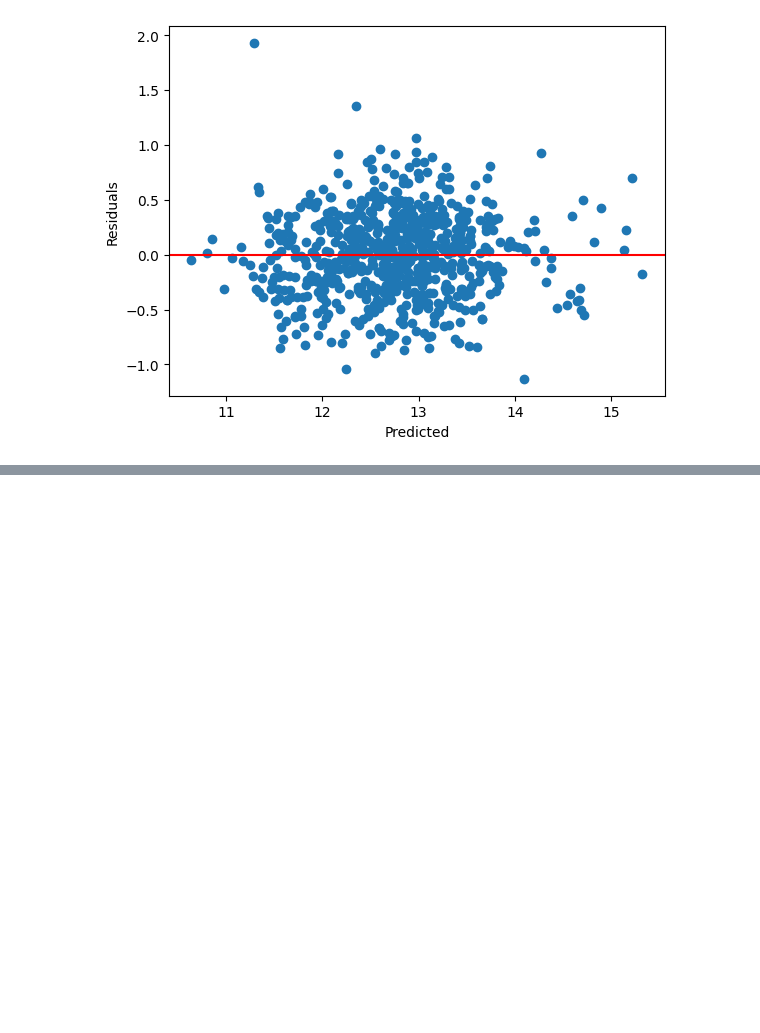
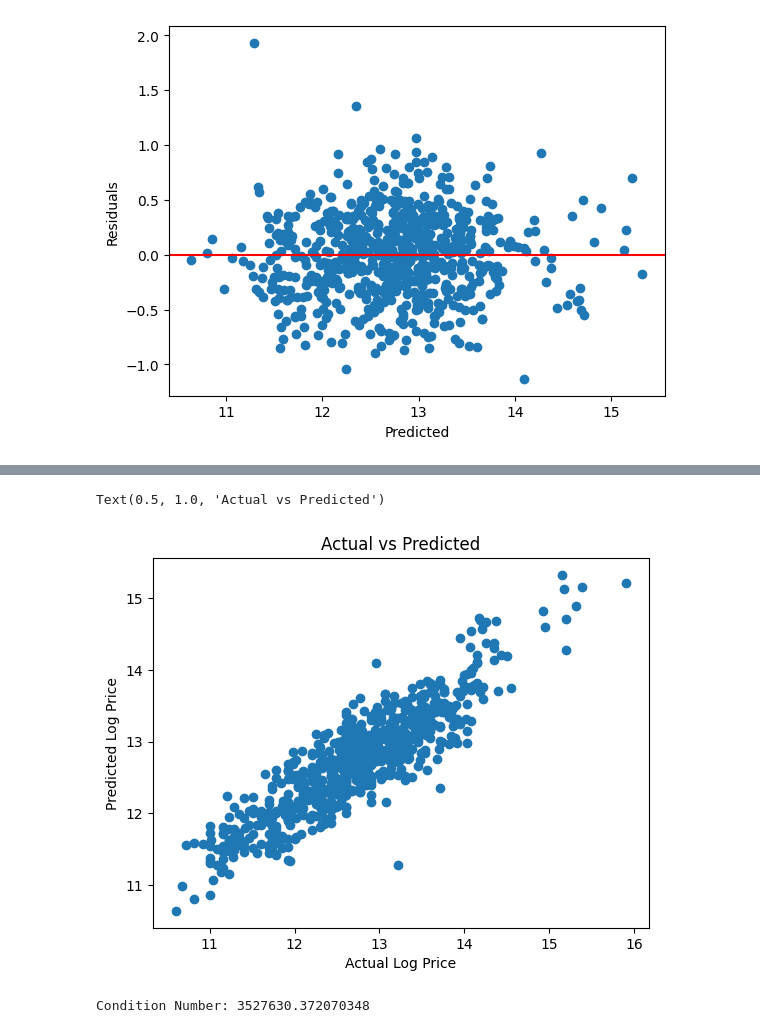
Before and after one commit to rajeshxdatascience/Car-Price-Prediction-ML, a Jupyter notebook: 02_Model_Training.ipynb, the cells around one changed output, grey strips where cells are left out. Cells and saved outputs as stored; diff of their text form; code cells hidden in the pictures; blank space fills up the shorter version.

```diff
--- a/02_Model_Training.ipynb
+++ b/02_Model_Training.ipynb
@@ -95,0 +104,15 @@ Text(0, 0.5, 'Residuals')
+# %%
+plt.scatter(y_test, y_pred)
+plt.xlabel("Actual Log Price")
+plt.ylabel("Predicted Log Price")
+plt.title("Actual vs Predicted")
+# %% [output]
+Text(0.5, 1.0, 'Actual vs Predicted')
+[figure, added]
+# %%
+df_numeric = df.astype(float)
+
+condition_number = np.linalg.cond(df_numeric)
+print("Condition Number:", condition_number)
+# %% [output]
+Condition Number: 3527630.372070348
```
Also changed, not shown: parts of 15 cells of this notebook.
